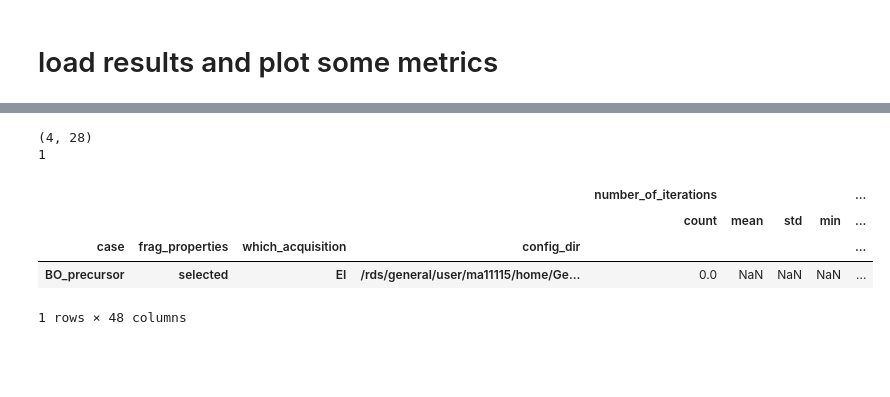
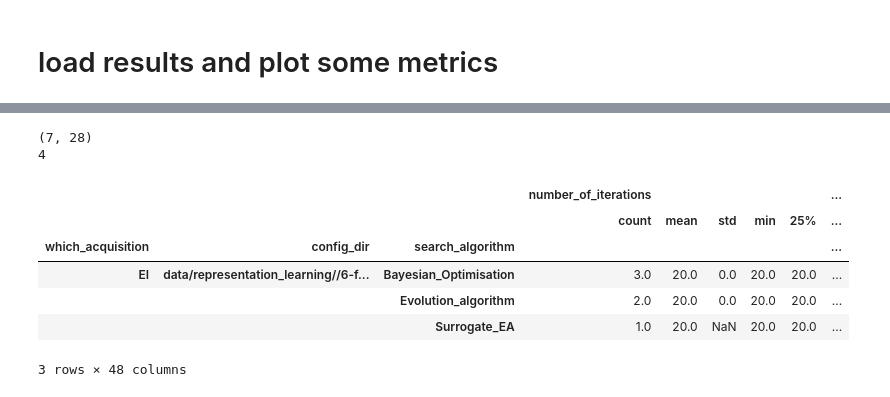
Before and after one commit to mohammedazzouzi15/STK_search, a Jupyter notebook: Example_notebooks/2_run_search_exp.ipynb, the cells around one changed output, grey strips where cells are left out. Saved outputs shown, nothing was run; the diff lists cells and outputs as text; code cells hidden in the pictures; blank space fills up the shorter version.

```diff
--- a/Example_notebooks/2_run_search_exp.ipynb
+++ b/Example_notebooks/2_run_search_exp.ipynb
@@ -545,19 +527,21 @@ df_all.head()
 # %%
 num_iteration = 20
 num_elem_initialisation = 50
 oligomer_size = 6
 #df_filtered = df_all[df_all['num_iteration']==num_iteration]
 #df_filtered = df_filtered[df_filtered['num_elem_initialisation']==num_elem_initialisation]
 df_filtered = df_all[df_all['oligomer_size']==oligomer_size]
 print(df_filtered.shape)
-df_list = df_filtered.groupby(['case','frag_properties','which_acquisition','config_dir'])
+df_list = df_filtered.groupby(['which_acquisition','config_dir','search_algorithm'])
 print(len(df_list))
-df_filtered.groupby(['case','frag_properties','which_acquisition','config_dir']).describe()
+df_filtered.groupby(['which_acquisition','config_dir','search_algorithm']).describe()
 # %% [output]
-(4, 28)
-1
+(7, 28)
+4
-|  |  |  |  | number_of_iterations |  |  |  | ... |
-|  |  |  |  | count | mean | std | min | ... |
-| case | frag_properties | which_acquisition | config_dir |  |  |  |  | ... |
-| BO_precursor | selected | EI | /rds/general/user/ma11115/home/Ge... | 0.0 | NaN | NaN | NaN | ... |
+|  |  |  | number_of_iterations |  |  |  |  | ... |
+|  |  |  | count | mean | std | min | 25% | ... |
+| which_acquisition | config_dir | search_algorithm |  |  |  |  |  | ... |
+| EI | data/representation_learning//6-f... | Bayesian_Optimisation | 3.0 | 20.0 | 0.0 | 20.0 | 20.0 | ... |
+|  |  | Evolution_algorithm | 2.0 | 20.0 | 0.0 | 20.0 | 20.0 | ... |
+|  |  | Surrogate_EA | 1.0 | 20.0 | NaN | 20.0 | 20.0 | ... |
-1 rows × 48 columns
+3 rows × 48 columns
```
Also changed, not shown: parts of 17 cells of this notebook, 2 other files.
